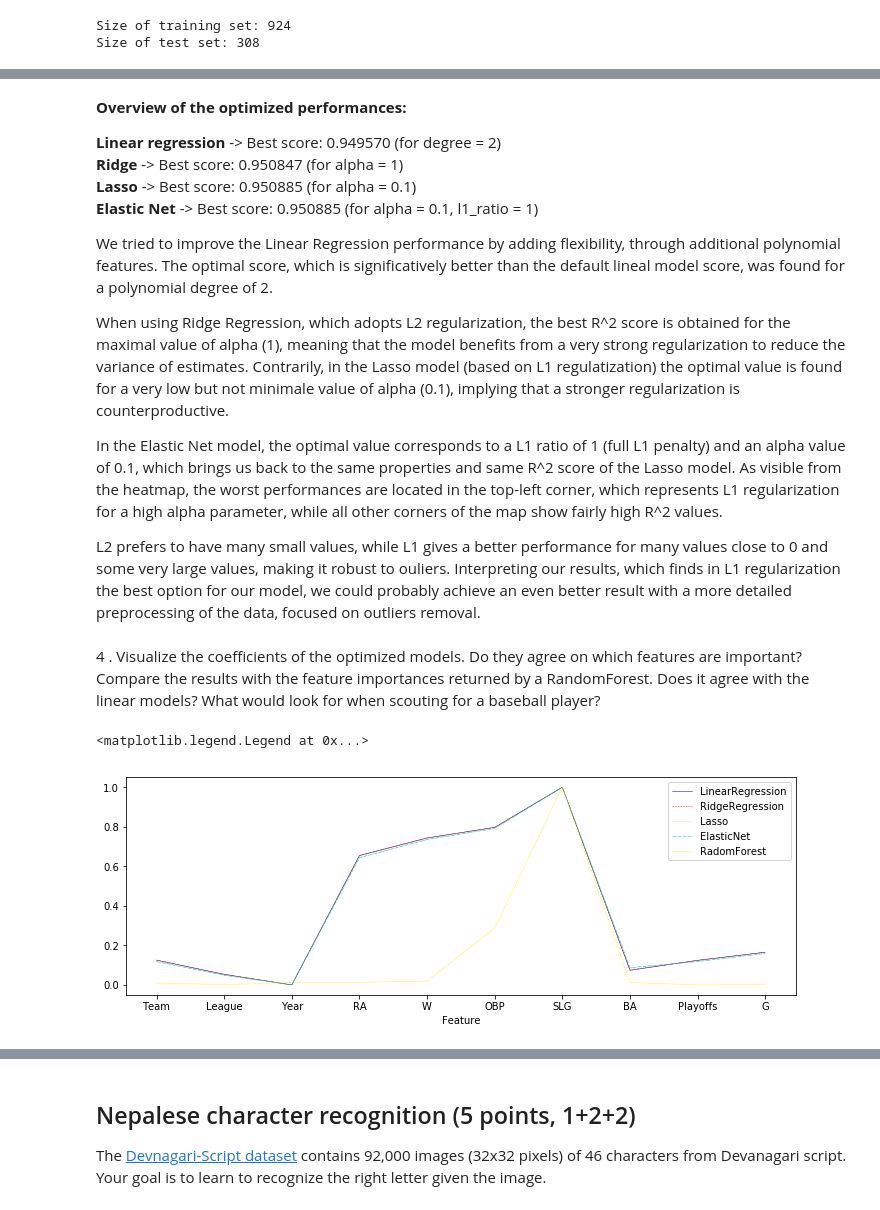
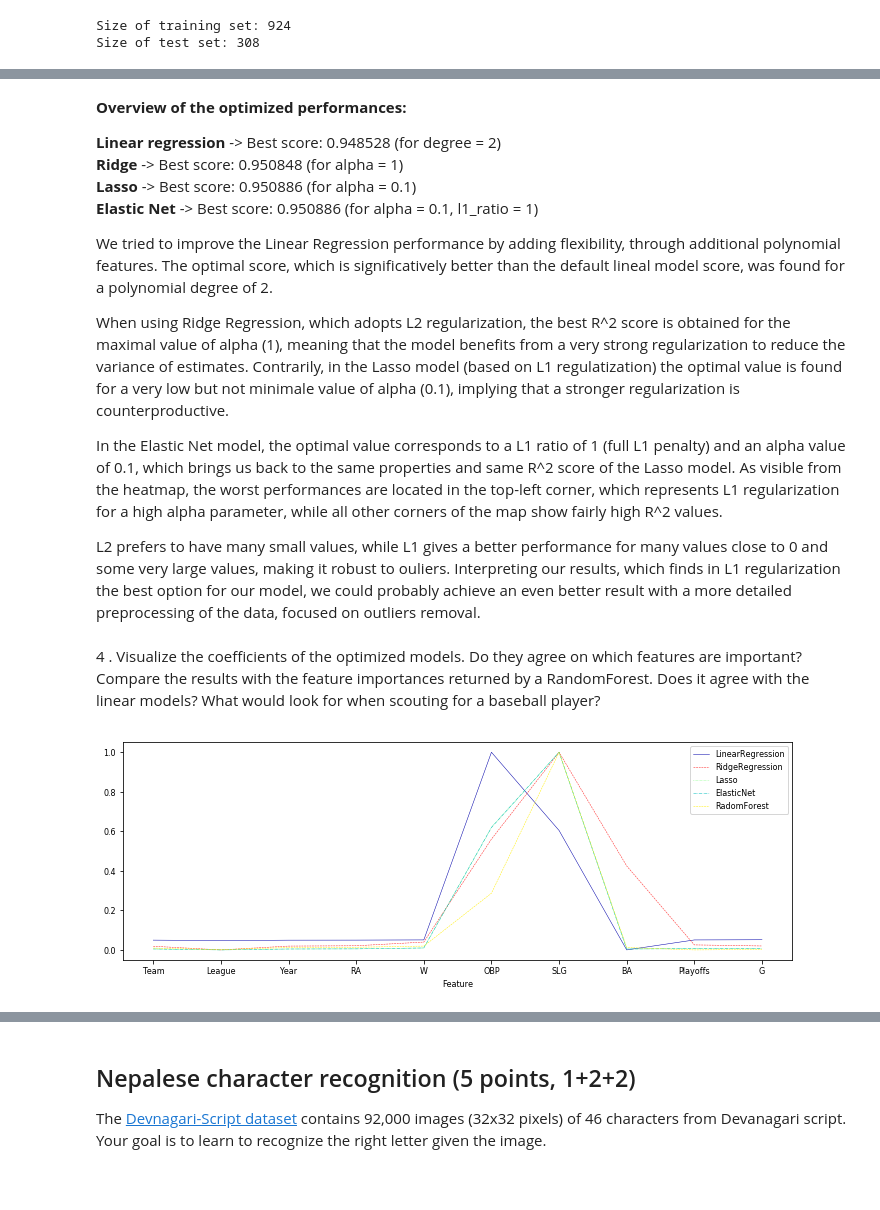
Before and after one commit to robinesp/DataMining, a Jupyter notebook: Assignment1/Assignment 1.ipynb, the cells around one changed output, grey strips where cells are left out. Cells and saved outputs as stored; diff of their text form; code cells hidden in the pictures; blank space fills up the shorter version.

```diff
--- a/Assignment1/Assignment 1.ipynb
+++ b/Assignment1/Assignment 1.ipynb
@@ -466,10 +477,10 @@ Best parameters: {'alpha': 0.1, 'l1_ratio': 1}
 # %% [markdown]
 <strong>Overview of the optimized performances:</strong><br>
 
-<strong>Linear regression</strong> -> Best score: 0.949570 (for degree = 2)<br>
-<strong>Ridge</strong> -> Best score: 0.950847 (for alpha = 1)<br>
-<strong>Lasso</strong> -> Best score: 0.950885 (for alpha = 0.1)<br>
-<strong>Elastic Net</strong> -> Best score: 0.950885 (for alpha = 0.1, l1_ratio = 1)<br>
+<strong>Linear regression</strong> -> Best score: 0.948528 (for degree = 2)<br>
+<strong>Ridge</strong> -> Best score: 0.950848 (for alpha = 1)<br>
+<strong>Lasso</strong> -> Best score: 0.950886 (for alpha = 0.1)<br>
+<strong>Elastic Net</strong> -> Best score: 0.950886 (for alpha = 0.1, l1_ratio = 1)<br>
 
 We tried to improve the Linear Regression performance by adding flexibility, through additional polynomial features. The optimal score, which is significatively better than the default lineal model score, was found for a polynomial degree of 2.
 
@@ -486,48 +497,47 @@ from sklearn import preprocessing
 df = pd.DataFrame(columns=ballframe.dropna(axis="columns").columns)
 
 # Linear Regression
-lr = LinearRegression().fit(X_scaled, y)
+lr = LinearRegression().fit(X, y)
 coef = lr.coef_
 df.loc['LinearRegression'] = coef
 
 # Ridge Regression
-ridge = Ridge(alpha=1).fit(X_scaled, y)
+ridge = Ridge(alpha=1).fit(X, y)
 coef = ridge.coef_
 df.loc['RidgeRegression'] = coef
 
 # Lasso
-lasso = Lasso(alpha=0.1).fit(X_scaled, y)
+lasso = Lasso(alpha=0.1).fit(X, y)
 coef = lasso.coef_
 df.loc['Lasso'] = coef
 
 #Elastic Net
-en = ElasticNet(alpha=0.1, l1_ratio=1).fit(X_scaled, y)
+en = ElasticNet(alpha=0.1, l1_ratio=1).fit(X, y)
 coef = en.coef_
 df.loc['ElasticNet'] = coef
 
 # Random Forest
 from sklearn.ensemble import RandomForestRegressor
 rf = RandomForestRegressor(n_estimators=100, random_state=42)
-rf.fit(X_scaled, y)
+rf.fit(X, y)
 importances = rf.feature_importances_
 df.loc['RadomForest'] = importances
 
 
 
 # use features as index for better visualization
 df = df.T
 df = df.reindex(df.index.rename('Feature'))
 
-# scale values for coefs/importance comparison
+# scale values for visual comparison
 min_max_scaler = preprocessing.MinMaxScaler()
 values_scaled = min_max_scaler.fit_transform(df.values)
 df = pd.DataFrame(values_scaled, index=df.index, columns=df.columns)
 
 ax = df.plot(figsize=(12,4))
 ax.set_xticks(range(0, 10))
 ax.set_xticklabels(df.index)
-plt.legend(loc='best')
+plt.legend(loc='best');
 # %% [output]
-<matplotlib.legend.Legend at 0x...>
-[figure, old version]
+[figure, new version]
 # %% [markdown]
```
Also changed, not shown: parts of 18 cells of this notebook.
